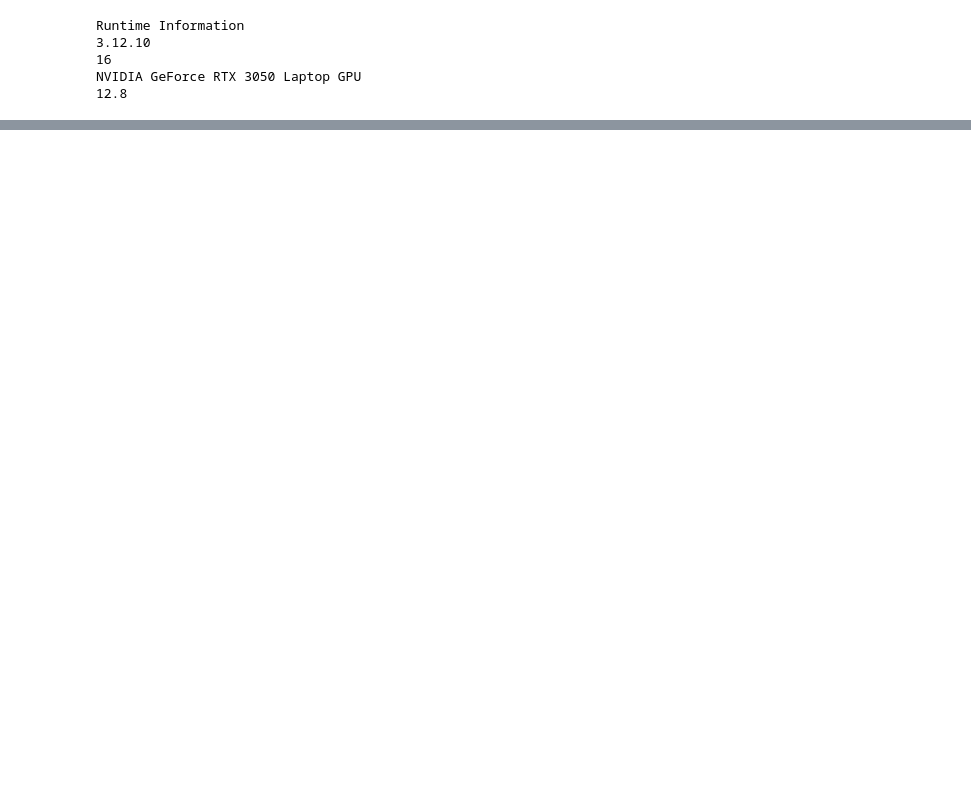
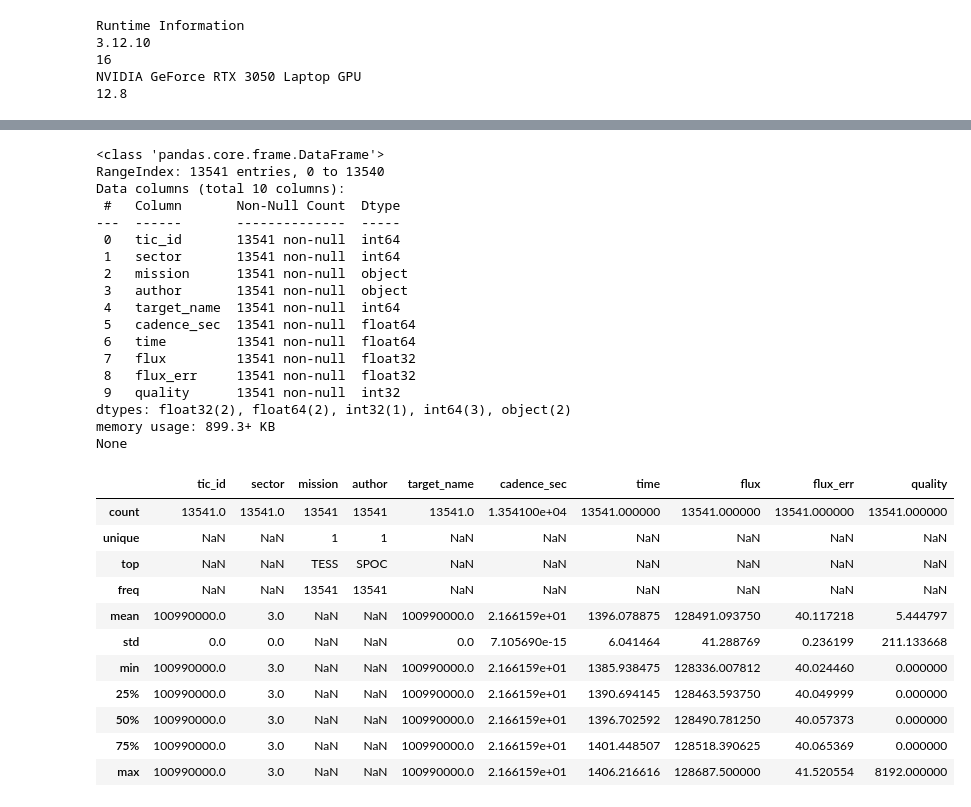
Before and after one commit to prinshu756/Exoplanet-detection, a Jupyter notebook: notebooks/03_Light_Curve_Preprocessing.ipynb, the cells around one changed output, grey strips where cells are left out. Saved outputs shown, nothing was run; the diff lists cells and outputs as text; code cells hidden in the pictures; blank space fills up the shorter version.

```diff
--- a/notebooks/03_Light_Curve_Preprocessing.ipynb
+++ b/notebooks/03_Light_Curve_Preprocessing.ipynb
@@ -106,0 +139,34 @@ NVIDIA GeForce RTX 3050 Laptop GPU
+# %%
+print(sample_df.info())
+display(sample_df.describe(include="all"))
+# %% [output]
+<class 'pandas.core.frame.DataFrame'>
+RangeIndex: 13541 entries, 0 to 13540
+Data columns (total 10 columns):
+ #   Column       Non-Null Count  Dtype
+---  ------       --------------  -----
+ 0   tic_id       13541 non-null  int64
+ 1   sector       13541 non-null  int64
+ 2   mission      13541 non-null  object
+ 3   author       13541 non-null  object
+ 4   target_name  13541 non-null  int64
+ 5   cadence_sec  13541 non-null  float64
+ 6   time         13541 non-null  float64
+ 7   flux         13541 non-null  float32
+ 8   flux_err     13541 non-null  float32
+ 9   quality      13541 non-null  int32
+dtypes: float32(2), float64(2), int32(1), int64(3), object(2)
+memory usage: 899.3+ KB
+None
+|  | tic_id | sector | mission | author | target_name | cadence_sec | time | flux | flux_err | quality |
+| count | 13541.0 | 13541.0 | 13541 | 13541 | 13541.0 | 1.354100e+04 | 13541.000000 | 13541.000000 | 13541.000000 | 13541.000000 |
+| unique | NaN | NaN | 1 | 1 | NaN | NaN | NaN | NaN | NaN | NaN |
+| top | NaN | NaN | TESS | SPOC | NaN | NaN | NaN | NaN | NaN | NaN |
+| freq | NaN | NaN | 13541 | 13541 | NaN | NaN | NaN | NaN | NaN | NaN |
+| mean | 100990000.0 | 3.0 | NaN | NaN | 100990000.0 | 2.166159e+01 | 1396.078875 | 128491.093750 | 40.117218 | 5.444797 |
+| std | 0.0 | 0.0 | NaN | NaN | 0.0 | 7.105690e-15 | 6.041464 | 41.288769 | 0.236199 | 211.133668 |
+| min | 100990000.0 | 3.0 | NaN | NaN | 100990000.0 | 2.166159e+01 | 1385.938475 | 128336.007812 | 40.024460 | 0.000000 |
+| 25% | 100990000.0 | 3.0 | NaN | NaN | 100990000.0 | 2.166159e+01 | 1390.694145 | 128463.593750 | 40.049999 | 0.000000 |
+| 50% | 100990000.0 | 3.0 | NaN | NaN | 100990000.0 | 2.166159e+01 | 1396.702592 | 128490.781250 | 40.057373 | 0.000000 |
+| 75% | 100990000.0 | 3.0 | NaN | NaN | 100990000.0 | 2.166159e+01 | 1401.448507 | 128518.390625 | 40.065369 | 0.000000 |
+| max | 100990000.0 | 3.0 | NaN | NaN | 100990000.0 | 2.166159e+01 | 1406.216616 | 128687.500000 | 41.520554 | 8192.000000 |
```
Also changed, not shown: parts of 28 cells of this notebook, 4 other files.
